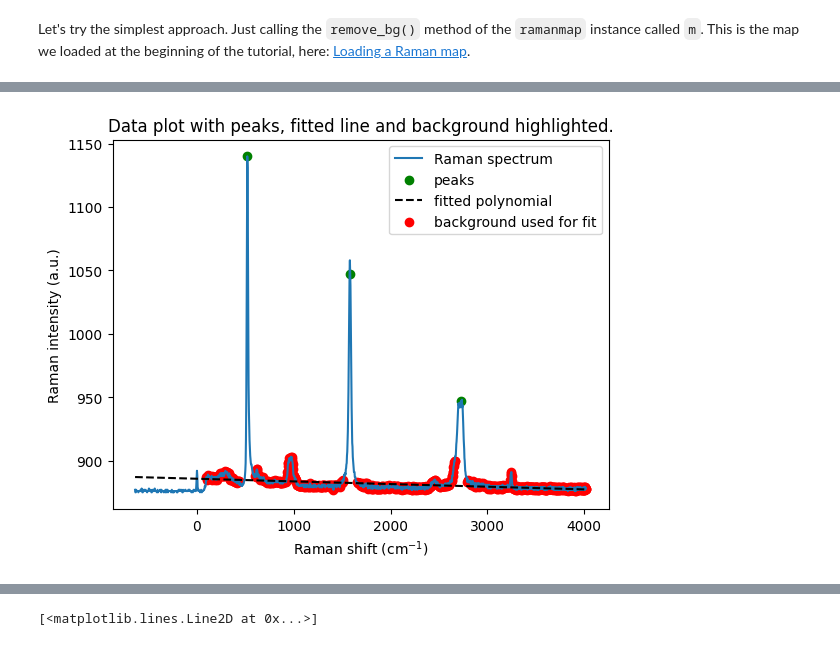
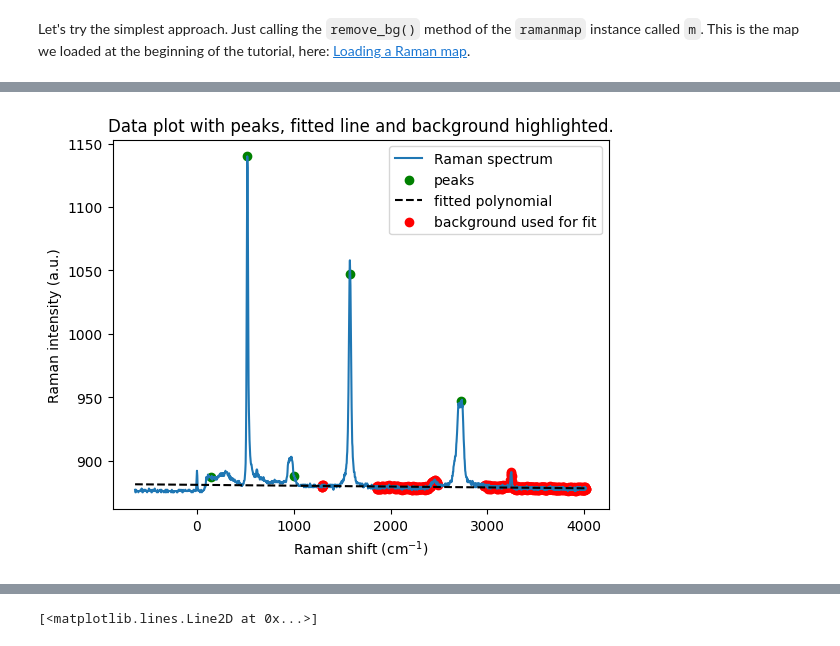
Before and after one commit to zrbyte/ramantools, a Jupyter notebook: ramantools tutorial.ipynb, the cells around one changed output, grey strips where cells are left out. Cells and saved outputs as stored; diff of their text form; code cells hidden in the pictures.

```diff
--- a/ramantools tutorial.ipynb
+++ b/ramantools tutorial.ipynb
@@ -380,6 +398,8 @@ Using it without options, fits a
 # %%
-spec = xrm.sel(width = 30, height = 40, method = 'nearest')
+# selecting a spectrum
+spec = m.mapxr.sel(width = 30, height = 40, method = 'nearest')
 # %%
-y_data_nobg, bg_values, coeff, params_used_at_run, mask = rt.bgsubtract(spec.coords['ramanshift'].data, spec.data, toplot = True, peak_pos = [520, 1583, 2730])
+# let's try some fit parameters with this
+y_data_nobg, bg_values, coeff, params_used_at_run, mask, covar = rt.bgsubtract(spec.coords['ramanshift'].data, spec.data, toplot = True, peak_pos = [140, 520, 1000, 1583, 2730], wmin = 15)
 # %% [output]
-[figure, old version]
+[figure, new version]
```
Also changed, not shown: parts of 34 cells of this notebook, 6 other files.
